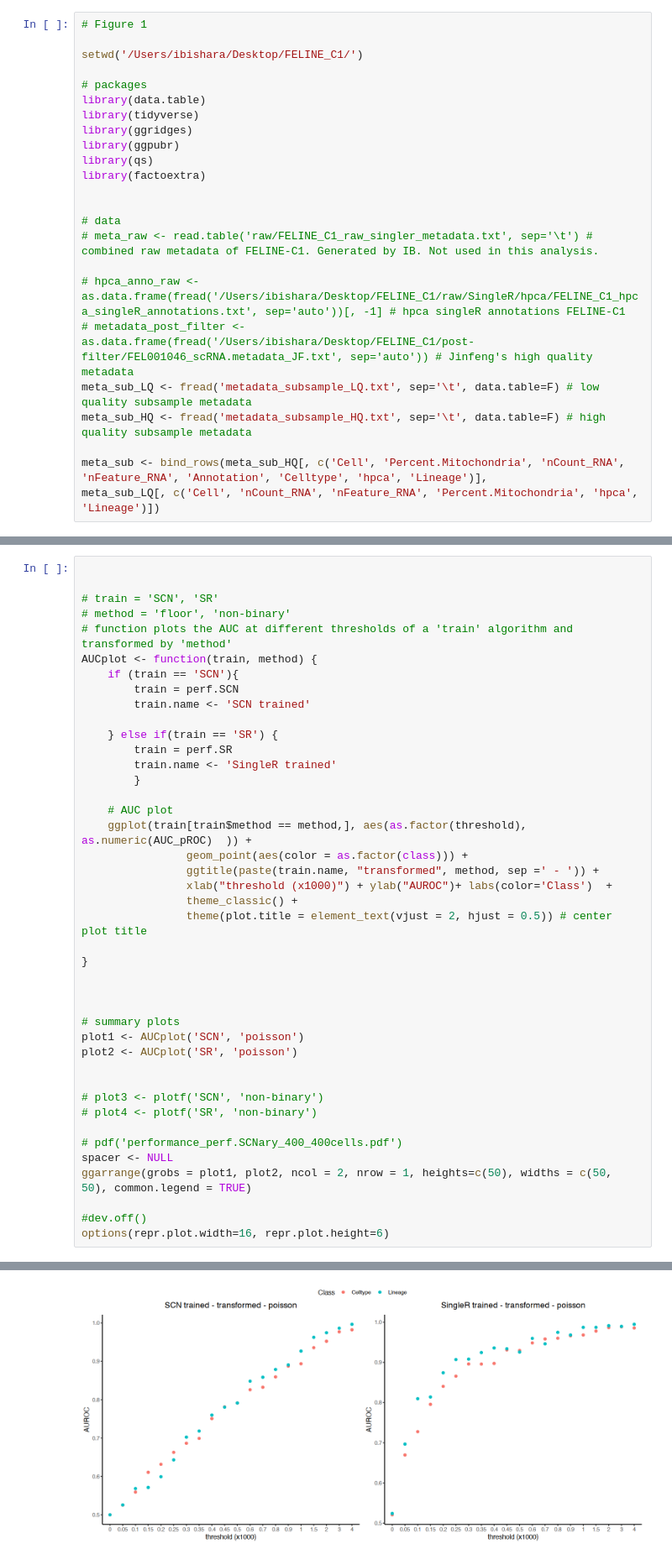
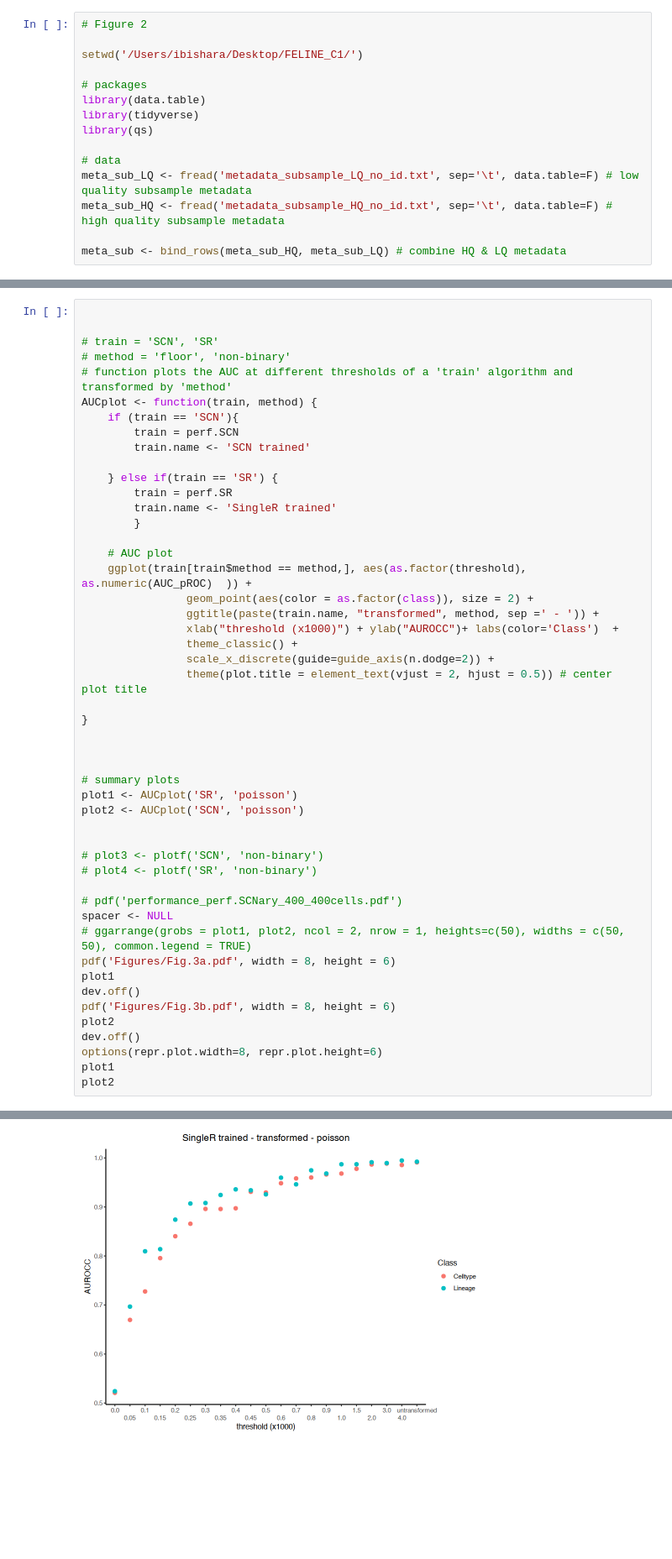
Before and after one commit to ibishara/scRNA-QC, a Jupyter notebook: 006_plots.ipynb, the cells around one changed output, grey strips where cells are left out. Shown at 84% size. Drawn from its saved outputs; the diff is of its cells as text; blank space fills up the shorter version.

```diff
--- a/006_plots.ipynb
+++ b/006_plots.ipynb
@@ -1,25 +1,16 @@
 # %%
-# Figure 1
+# Figure 2
 
 setwd('/Users/ibishara/Desktop/FELINE_C1/')
 
 # packages
 library(data.table)
 library(tidyverse)
-library(ggridges)
-library(ggpubr)
 library(qs)
-library(factoextra)
-
 
 # data
-# meta_raw <- read.table('raw/FELINE_C1_raw_singler_metadata.txt', sep='\t') # combined raw metadata of FELINE-C1. Generated by IB. Not used in this analysis.
+meta_sub_LQ <- fread('metadata_subsample_LQ_no_id.txt', sep='\t', data.table=F) # low quality subsample metadata
+meta_sub_HQ <- fread('metadata_subsample_HQ_no_id.txt', sep='\t', data.table=F) # high quality subsample metadata
 
-# hpca_anno_raw <- as.data.frame(fread('/Users/ibishara/Desktop/FELINE_C1/raw/SingleR/hpca/FELINE_C1_hpca_singleR_annotations.txt', sep='auto'))[, -1] # hpca singleR annotations FELINE-C1
-# metadata_post_filter <- as.data.frame(fread('/Users/ibishara/Desktop/FELINE_C1/post-filter/FEL001046_scRNA.metadata_JF.txt', sep='auto')) # Jinfeng's high quality metadata
-meta_sub_LQ <- fread('metadata_subsample_LQ.txt', sep='\t', data.table=F) # low quality subsample metadata
-meta_sub_HQ <- fread('metadata_subsample_HQ.txt', sep='\t', data.table=F) # high quality subsample metadata
-
-meta_sub <- bind_rows(meta_sub_HQ[, c('Cell', 'Percent.Mitochondria', 'nCount_RNA', 'nFeature_RNA', 'Annotation', 'Celltype', 'hpca', 'Lineage')],
-meta_sub_LQ[, c('Cell', 'nCount_RNA', 'nFeature_RNA', 'Percent.Mitochondria', 'hpca', 'Lineage')])
+meta_sub <- bind_rows(meta_sub_HQ, meta_sub_LQ) # combine HQ & LQ metadata
 # %% [output]
@@ -229,10 +205,11 @@ AUCplot <- function(train, method) {
 
     # AUC plot
     ggplot(train[train$method == method,], aes(as.factor(threshold), as.numeric(AUC_pROC)  )) +
-                geom_point(aes(color = as.factor(class))) +
+                geom_point(aes(color = as.factor(class)), size = 2) +
                 ggtitle(paste(train.name, "transformed", method, sep =' - ')) +
-                xlab("threshold (x1000)") + ylab("AUROC")+ labs(color='Class')  +
+                xlab("threshold (x1000)") + ylab("AUROCC")+ labs(color='Class')  +
                 theme_classic() +
+                scale_x_discrete(guide=guide_axis(n.dodge=2)) +
                 theme(plot.title = element_text(vjust = 2, hjust = 0.5)) # center plot title
 
 }
@@ -240,8 +217,8 @@ AUCplot <- function(train, method) {
 
 
 # summary plots
-plot1 <- AUCplot('SCN', 'poisson')
-plot2 <- AUCplot('SR', 'poisson')
+plot1 <- AUCplot('SR', 'poisson')
+plot2 <- AUCplot('SCN', 'poisson')
 
 
 # plot3 <- plotf('SCN', 'non-binary')
@@ -249,8 +226,14 @@ plot2 <- AUCplot('SR', 'poisson')
 
 # pdf('performance_perf.SCNary_400_400cells.pdf')
 spacer <- NULL
-ggarrange(grobs = plot1, plot2, ncol = 2, nrow = 1, heights=c(50), widths = c(50,  50), common.legend = TRUE)
-
-#dev.off()
-options(repr.plot.width=16, repr.plot.height=6)
+# ggarrange(grobs = plot1, plot2, ncol = 2, nrow = 1, heights=c(50), widths = c(50,  50), common.legend = TRUE)
+pdf('Figures/Fig.3a.pdf', width = 8, height = 6)
+plot1
+dev.off()
+pdf('Figures/Fig.3b.pdf', width = 8, height = 6)
+plot2
+dev.off()
+options(repr.plot.width=8, repr.plot.height=6)
+plot1
+plot2
 # %% [output]
@@ -257 +244 @@ options(repr.plot.width=16, repr.plot.height=6)
-[figure, old version]
+[figure, new version]
```
Also changed, not shown: parts of 8 cells of this notebook, 3 other files.
